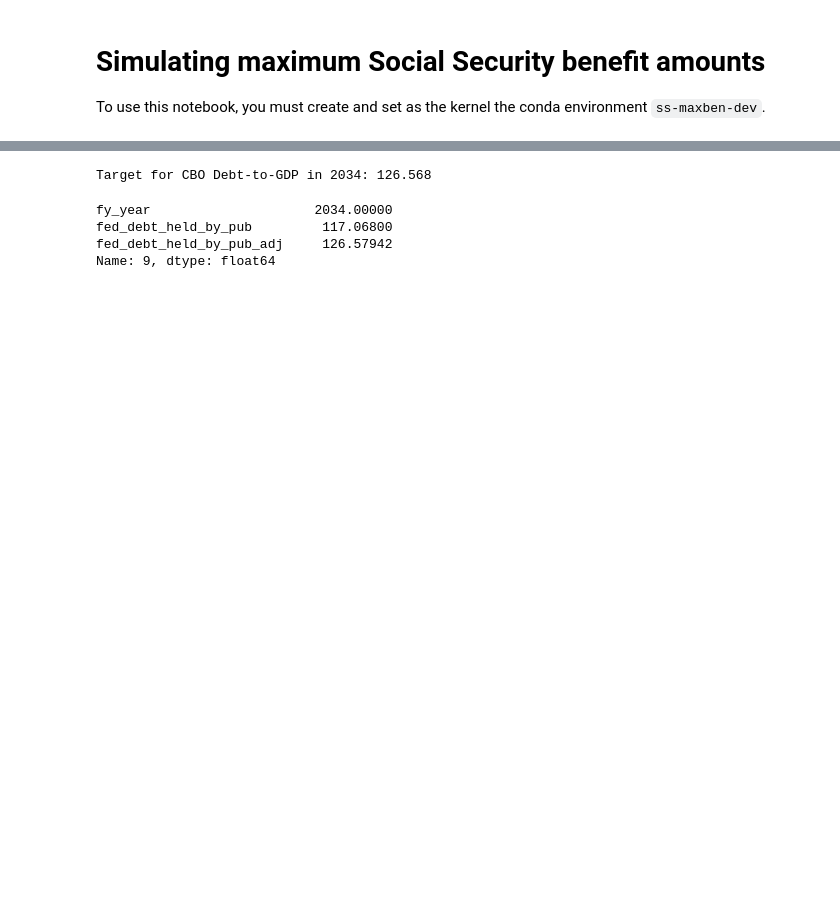
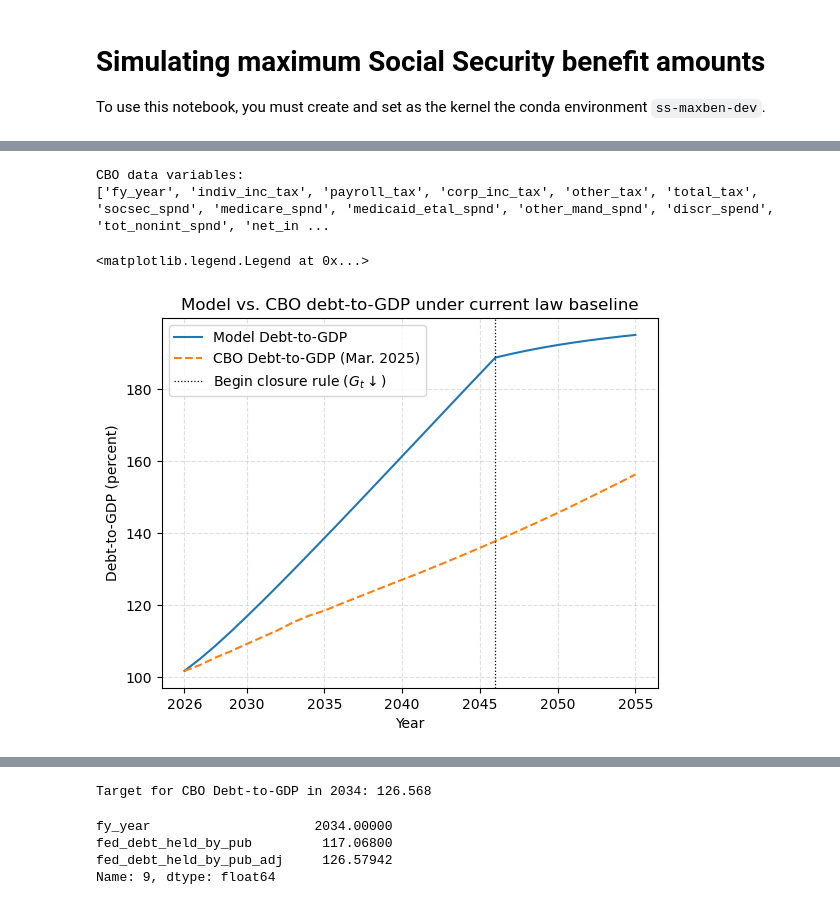
Before and after one commit to jdebacker/SS_MaxBen, a Jupyter notebook: code/ss_maxben.ipynb, the cells around one changed output, grey strips where cells are left out. Cells and saved outputs as stored; diff of their text form; code cells hidden in the pictures; blank space fills up the shorter version.

```diff
--- a/code/ss_maxben.ipynb
+++ b/code/ss_maxben.ipynb
@@ -44,0 +55,46 @@ dict_keys(['frisch', 'g_y_annual', 'S', 'J', 'T', 'M', 'I', 'lambdas', 'e', 'sta
+# %%
+# Read in CBO Long Term Budget Outlook Mar. 2025 data
+cbo_file_path = os.path.join(data_dir, '51119-2025-03-LTBO-budget.xlsx')
+cbo_debtGDP_mar2025 = pd.read_excel(
+    cbo_file_path, sheet_name="1. Summary Ext Baseline",
+    usecols="A:F, H:R, T:U, W", skiprows=9, nrows=31,
+    names=[
+        "fy_year", "indiv_inc_tax", "payroll_tax", "corp_inc_tax", "other_tax",
+        "total_tax", "socsec_spnd", "medicare_spnd", "medicaid_etal_spnd",
+        "other_mand_spnd", "discr_spend", "tot_nonint_spnd",
+        "net_interest_spnd", "tot_spnd", "primary_deficit", "total_deficit",
+        "fed_debt_held_by_pub", "medicare_offset_rcpts", "gdp",
+        "gross_fed_debt"
+    ]
+)
+# print(cbo_debtGDP_mar2025.describe())
+# print(cbo_debtGDP_mar2025)
+print("CBO data variables:")
+print(cbo_debtGDP_mar2025.columns.tolist())
+# %% [output]
+CBO data variables:
+['fy_year', 'indiv_inc_tax', 'payroll_tax', 'corp_inc_tax', 'other_tax', 'total_tax', 'socsec_spnd', 'medicare_spnd', 'medicaid_etal_spnd', 'other_mand_spnd', 'discr_spend', 'tot_nonint_spnd', 'net_in ...
+# %%
+# Plot model debt-to-GDP versus CBO forecast debt-to-GDP
+model_debtGDP_base = tpi_vars_base['D'] / tpi_vars_base['Y']
+plt.plot(
+    np.arange(2026, 2056), model_debtGDP_base[:30]*100,
+    linestyle='-', label="Model Debt-to-GDP"
+)
+plt.plot(
+    np.arange(2026,2056), cbo_debtGDP_mar2025['fed_debt_held_by_pub'][1:],
+    linestyle='--', label="CBO Debt-to-GDP (Mar. 2025)"
+)
+plt.axvline(
+    x=p_base.start_year+p_base.tG1, linewidth=0.9, linestyle=":", color="k",
+    label=r"Begin closure rule ($G_t\downarrow$)"
+)
+plt.title("Model vs. CBO debt-to-GDP under current law baseline")
+plt.xlabel("Year")
+plt.xticks([2026, 2030, 2035, 2040, 2045, 2050, 2055])
+plt.grid(visible=True, which='major', axis='both', linestyle='--', alpha=0.4)
+plt.ylabel("Debt-to-GDP (percent)")
+plt.legend()
+# %% [output]
+<matplotlib.legend.Legend at 0x...>
+[figure, added]
```
Also changed, not shown: parts of 13 cells of this notebook, 2 other files.
